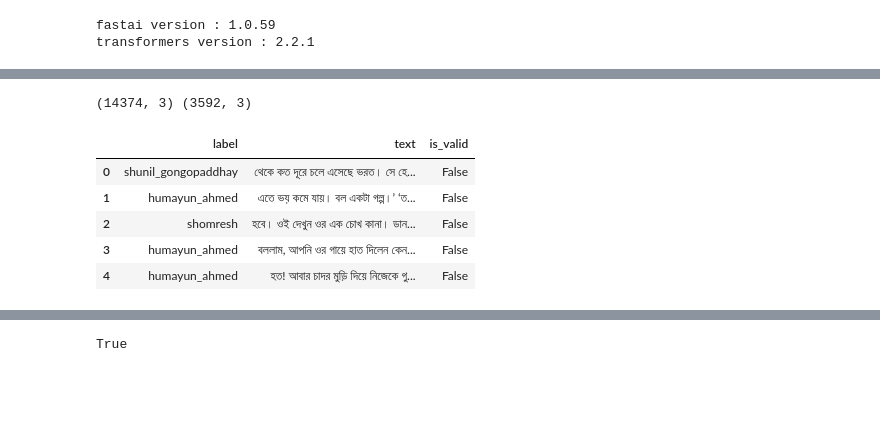
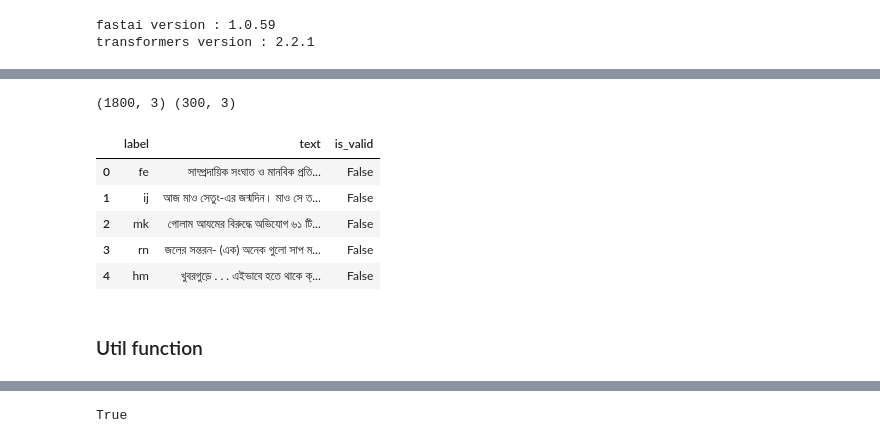
Before and after one commit to tanny411/Authorship-Attribution-using-Transfer-Learning, a Jupyter notebook: Other Models/BERT/BERT_BAAD6.ipynb, the cells around one changed output, grey strips where cells are left out. Drawn from its saved outputs; the diff is of its cells as text; code cells hidden in the pictures; blank space fills up the shorter version.

```diff
--- a/Other Models/BERT/bert_aa1.ipynb
+++ b/Other Models/BERT/BERT_BAAD6.ipynb
@@ -39,17 +35,17 @@ full.csv  OurDataset_test.csv  OurDataset_train.csv
 # %%
-DATA_ROOT = Path("we/")
-train = pd.read_csv(DATA_ROOT / 'OurDataset_train.csv')
-test = pd.read_csv(DATA_ROOT / 'OurDataset_test.csv')
+DATA_ROOT = Path("bro/")
+train = pd.read_csv(DATA_ROOT / 'ulm_train.csv')
+test = pd.read_csv(DATA_ROOT / 'ulm_test.csv')
 print(train.shape,test.shape)
 train.head()
 # %% [output]
-(14374, 3) (3592, 3)
+(1800, 3) (300, 3)
 |  | label | text | is_valid |
-| 0 | shunil_gongopaddhay | থেকে কত দূরে চলে এসেছে ভরত। সে হে... | False |
-| 1 | humayun_ahmed | এতে ভয় কমে যায়। বল একটা গল্প।’ ‘ত... | False |
-| 2 | shomresh | হবে। ওই দেখুন ওর এক চোখ কানা। ডান... | False |
-| 3 | humayun_ahmed | বললাম, আপনি ওর গায়ে হাত দিলেন কেন... | False |
-| 4 | humayun_ahmed | হত! আবার চাদর মুড়ি দিয়ে নিজেকে গু... | False |
+| 0 | fe | সাম্প্রদায়িক সংঘাত ও মানবিক প্রতি... | False |
+| 1 | ij | আজ মাও সেতুং-এর জন্মদিন। মাও সে ত... | False |
+| 2 | mk | গোলাম আযমের বিরুদ্ধে অভিযোগ ৬১ টি... | False |
+| 3 | rn | জলের সন্তরন- (এক) অনেক গুলো সাপ ম... | False |
+| 4 | hm | খুবরগুড়ে . . . এইভাবে হতে থাকে ক্... | False |
 # %%
 MODEL_CLASSES = {
     'bert': (BertForSequenceClassification, BertTokenizer, BertConfig),
@@ -82,3 +78,5 @@ pretrained_model_name = 'bert-base-multilingual-cased' # 'roberta-base-openai-de
 model_class, tokenizer_class, config_class = MODEL_CLASSES[model_type]
 # %%
 # model_class.pretrained_model_archive_map.keys()
+# %% [markdown]
+### Util function
```
Also changed, not shown: parts of 55 cells of this notebook, 42 other files.
